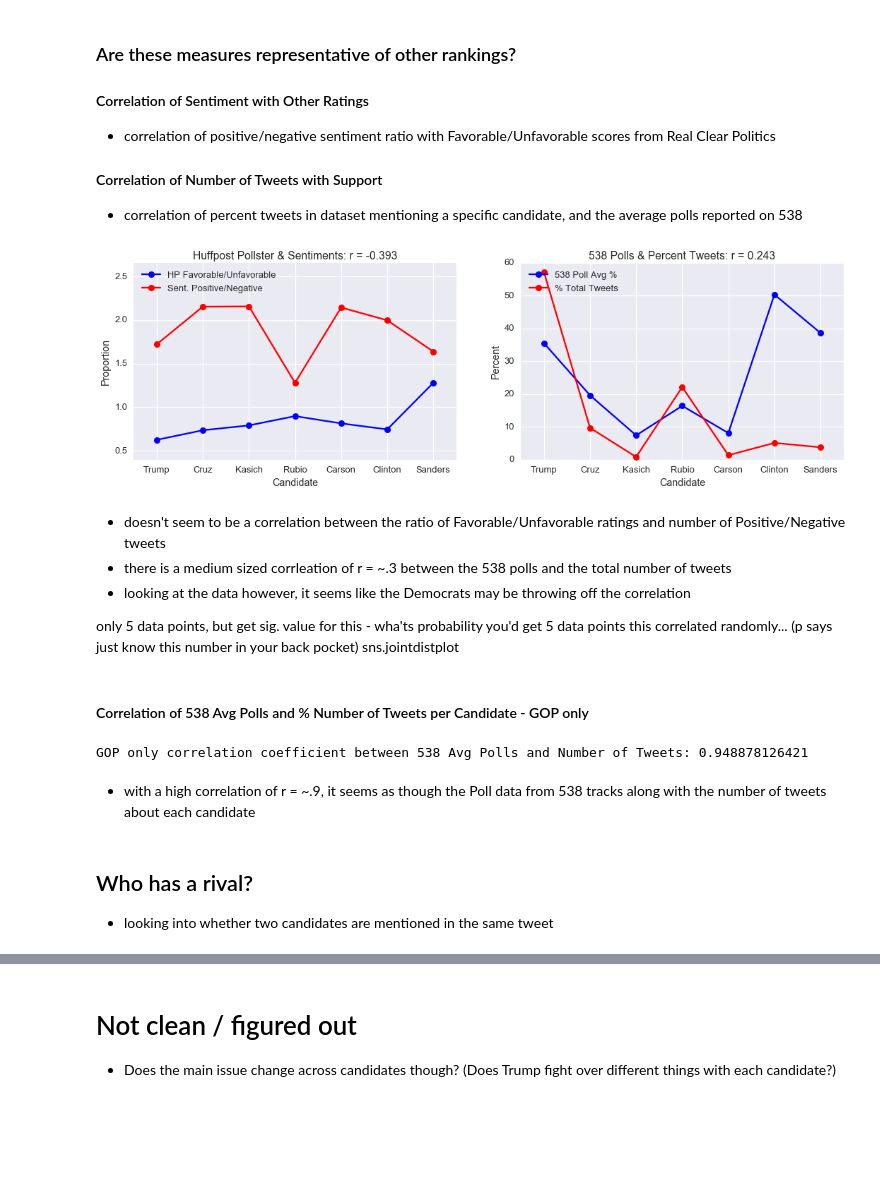
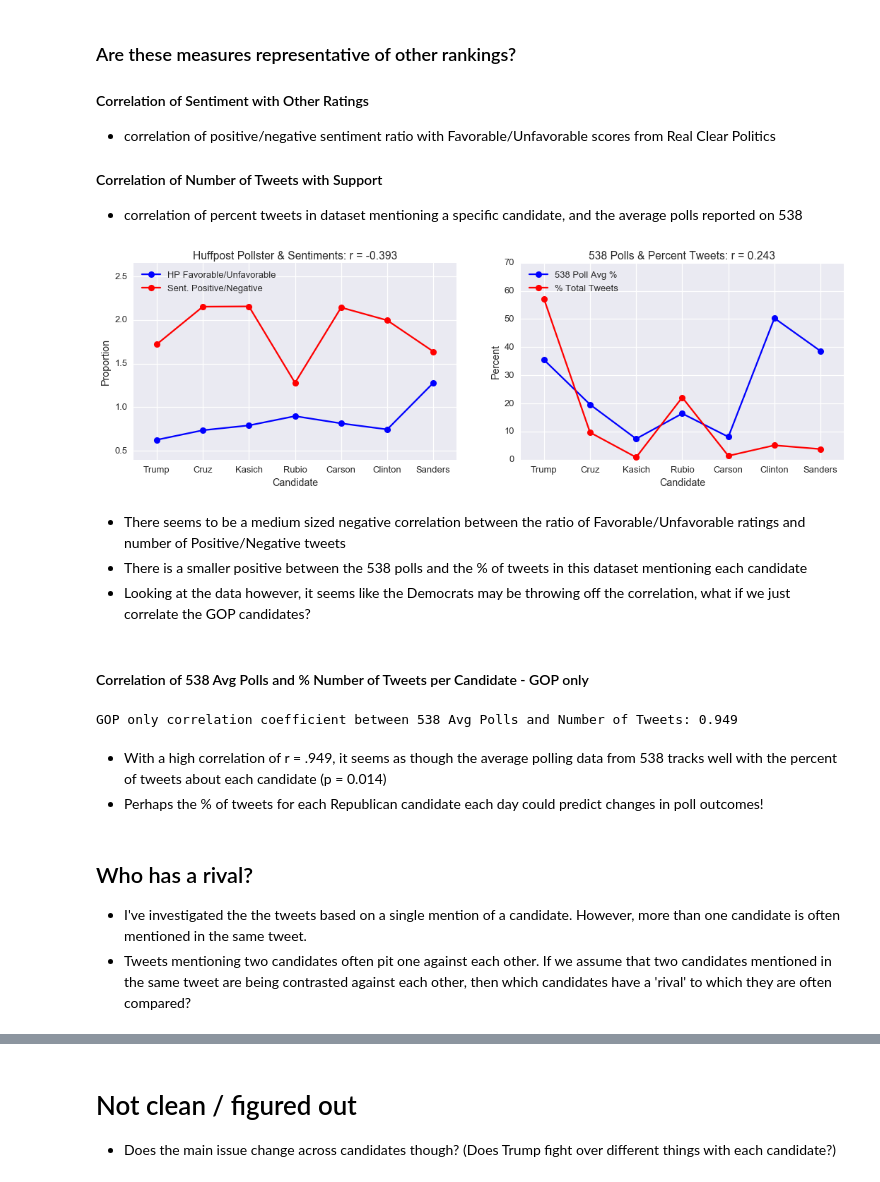
Before and after one commit to HoodPanther/pythoncode, a Jupyter notebook: tweetExplore.ipynb, the cells around one changed output, grey strips where cells are left out. Drawn from its saved outputs; the diff is of its cells as text; code cells hidden in the pictures; blank space fills up the shorter version.

```diff
--- a/tweetExplore.ipynb
+++ b/tweetExplore.ipynb
@@ -145,7 +141,8 @@ for iperson,val in enumerate(candidates):
     # lists of each positive and negative sentiment score: pos_polarity, neg_polarity
     # lists of the indices for each tweet that has a positive/negative score: ind_pos_polarity, ind_neg_polarity
     # lists of the texts for each tweet that has a positive/negative tscore: tweet_pos_polarity, tweet_neg_polarity
-    pos_polarity, neg_polarity, ind_pos_polarity, ind_neg_polarity,tweet_pos_polarity, tweet_neg_polarity = fns.sortTweetsPosNeg(iperson, polarity_store, tweet_index_store, tweet_list)
+    pos_polarity, neg_polarity, ind_pos_polarity, ind_neg_polarity,tweet_pos_polarity, tweet_neg_polarity = \
+    fns.sortTweetsPosNeg(iperson, polarity_store, tweet_index_store, tweet_list)
 
     # store each candidates lists in a master list
     store_pos_polarity.append(pos_polarity)             # list of positive sentiment scores
@@ -353,18 +350,18 @@ ax[1].set_yticklabels(candidates);
 - correlation of percent tweets in dataset mentioning a specific candidate, and the average polls reported on 538
 # %%
 # favorable & unfavorable scores
-# candidates = ['Trump','Cruz','Kasich','Rubio','Carson','Clinton','Sanders']
-rcp_favorable = np.array([36.1, 34.7, 25.9, 36.3, 36.7, 40.0, 49.0]) # accessed from Huffpost Pollster 2/26/16
-rcp_unfavorable = np.array([57.6, 47.1, 32.7, 40.4, 45.0, 53.6, 38.3]) # accessed from Huffpost Pollster 2/26/16
+# ['Trump','Cruz','Kasich','Rubio','Carson','Clinton','Sanders'] (reminder of order)
+hp_favorable = np.array([36.1, 34.7, 25.9, 36.3, 36.7, 40.0, 49.0]) # accessed from Huffpost Pollster 2/26/16
+hp_unfavorable = np.array([57.6, 47.1, 32.7, 40.4, 45.0, 53.6, 38.3]) # accessed from Huffpost Pollster 2/26/16
 
 # ratio favorable / unfavorable poll
-fav_unfav_ratio = rcp_favorable/rcp_unfavorable
+fav_unfav_ratio = hp_favorable/hp_unfavorable
 
 # pearson corrleation between favorable/unfavorable and positive/negative ratios
-rcp_pearson_corr = np.corrcoef(fav_unfav_ratio, pos_neg_ratio)
+hp_pearson_corr = np.corrcoef(fav_unfav_ratio, pos_neg_ratio)
 
 # 538 Polling averages from 2/26/16
-# ['Trump','Cruz','Kasich','Rubio','Carson','Clinton','Sanders']
+# ['Trump','Cruz','Kasich','Rubio','Carson','Clinton','Sanders'] (reminder of order)
 avg_538 = [35.5, 19.6, 7.4, 16.4, 8.1, 50.3, 38.6]
 
 # pearson correlation between 538 average poll and % of tweets in dataset mentioning each candidate
@@ -373,7 +370,7 @@ proportion_tweets = (num_tweet_array/num_tweet_array.sum())*100
 numTweets_538_pearson_corr = np.corrcoef(avg_538,proportion_tweets)
 
 
-# plot the correlations
+# Plot the correlations:
 ind = np.arange(len(candidates))+1 # shift x one
 ax = [0,1]
 fig = plt.figure(figsize=(18, 5))
@@ -381,64 +378,58 @@ gs = gridspec.GridSpec(1, 2, width_ratios=[1, 1])
 ax[0] = plt.subplot(gs[0])
 
 # set up axes
-# xind = np.arange(len(rcp_candidates))
-ymax = np.max([rcp_pos_neg_ratio,fav_unfav_ratio]) + .5
-# ax[0].set_xticks(xind)
+ymax = np.max([pos_neg_ratio,fav_unfav_ratio]) + .5
 ax[0].set_xticks(ind)
 ax[0].set_ylim([.4,ymax])
 ax[0].set_xlim([.5,len(candidates)+.5])
 
-# plot ratios for Real Clear Politics
-# lineFav = ax[0].plot(xind,fav_unfav_ratio,c='b',marker = 'o')
-# linePos = ax[0].plot(xind,rcp_pos_neg_ratio,c='r',marker='o')
+# plot ratios for Huffpost Pollster
 lineFav = ax[0].plot(ind,fav_unfav_ratio,c='b',marker = 'o')
-linePos = ax[0].plot(ind,rcp_pos_neg_ratio,c='r',marker='o')
-
+linePos = ax[0].plot(ind,pos_neg_ratio,c='r',marker='o')
 
 # labels
 ax[0].set_xticklabels(rcp_candidates)
 ax[0].set_title('Huffpost Pollster & Sentiments: r = %0.3f' % rcp_pearson_corr[0][1])
 ax[0].set_ylabel("Proportion")
 ax[0].set_xlabel("Candidate")
 ax[0].legend((lineFav[0], linePos[0]), ('HP Favorable/Unfavorable', 'Sent. Positive/Negative'),loc = 2)
 
 # plot ratios for 538
 ax[1] = plt.subplot(gs[1])
 line538 = ax[1].plot(ind,avg_538,c='b',marker = 'o')
 lineProp = ax[1].plot(ind,proportion_tweets,c='r',marker='o')
 
 # set up axes
 ax[1].set_xticks(ind)
 ax[1].set_xlim(.5,len(candidates)+.5)
 
 # labels
 ax[1].legend((line538[0], lineProp[0]), ('538 Poll Avg %', '% Total Tweets'),loc = 2)
 ax[1].set_xticklabels(candidates)
-ax[1].set_ylim([0,60])
+ax[1].set_ylim([0,70])
 ax[1].set_title('538 Polls & Percent Tweets: r = %0.3f' % numTweets_538_pearson_corr[0][1])
 ax[1].set_ylabel("Percent")
 ax[1].set_xlabel("Candidate")
 plt.show;
 # %% [output]
-[figure, old version]
+[figure, new version]
 # %% [markdown]
-- doesn't seem to be a correlation between the ratio of Favorable/Unfavorable ratings and number of Positive/Negative tweets
-- there is a medium sized corrleation of r = ~.3 between the 538 polls and the total number of tweets
-- looking at the data however, it seems like the Democrats may be throwing off the correlation
-
-
-only 5 data points, but get sig. value for this - wha'ts probability you'd get 5 data points this correlated randomly... (p says just know this number in your back pocket) sns.jointdistplot
+- There seems to be a medium sized negative correlation between the ratio of Favorable/Unfavorable ratings and number of Positive/Negative tweets
+- There is a smaller positive between the 538 polls and the % of tweets in this dataset mentioning each candidate
+- Looking at the data however, it seems like the Democrats may be throwing off the correlation, what if we just correlate the GOP candidates?
 # %% [markdown]
 #### Correlation of 538 Avg Polls and % Number of Tweets per Candidate - GOP only
 # %%
 rep_numTweets_538_pearson_corr = np.corrcoef(avg_538[:5],candidate_tweets[:5])
-print('GOP only correlation coefficient between 538 Avg Polls and Number of Tweets:',
-     rep_numTweets_538_pearson_corr[0][1])
+print('GOP only correlation coefficient between 538 Avg Polls and Number of Tweets: %0.3f' \
+      % rep_numTweets_538_pearson_corr[0][1])
 # %% [output]
-GOP only correlation coefficient between 538 Avg Polls and Number of Tweets: 0.948878126421
+GOP only correlation coefficient between 538 Avg Polls and Number of Tweets: 0.949
 # %% [markdown]
-- with a high correlation of r = ~.9, it seems as though the Poll data from 538 tracks along with the number of tweets about each candidate
+- With a high correlation of r = .949, it seems as though the average polling data from 538 tracks well with the percent of tweets about each candidate (p = 0.014)
+- Perhaps the % of tweets for each Republican candidate each day could predict changes in poll outcomes!
-# %% [markdown]
-## Who has a rival?
-- looking into whether two candidates are mentioned in the same tweet
+# %% [markdown]
+## Who has a rival?
+- I've investigated the the tweets based on a single mention of a candidate. However, more than one candidate is often mentioned in the same tweet.
+- Tweets mentioning two candidates often pit one against each other. If we assume that two candidates mentioned in the same tweet are being contrasted against each other, then which candidates have a 'rival' to which they are often compared?
 # %%
```
Also changed, not shown: parts of 11 cells of this notebook, 1 other file.
